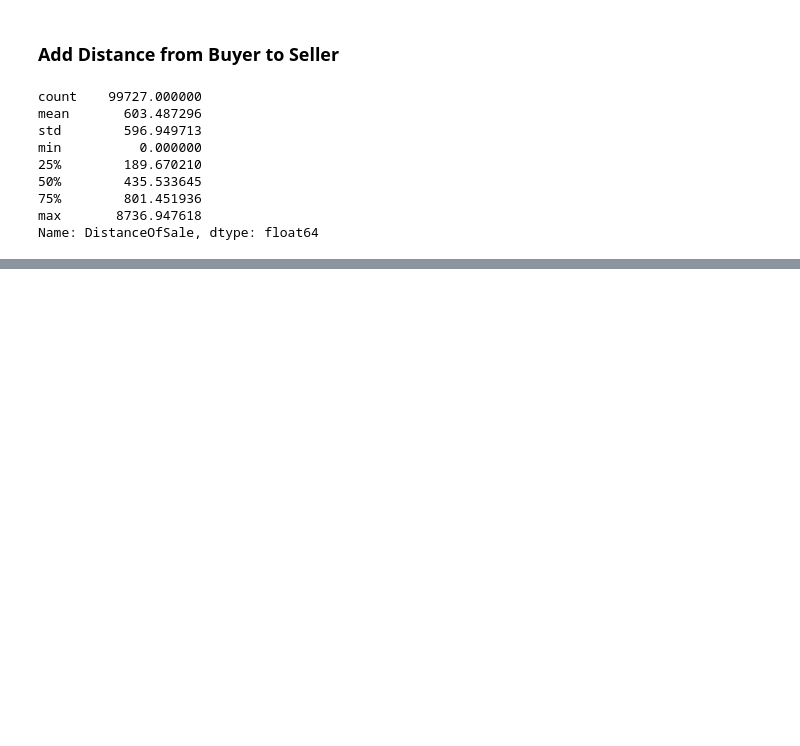
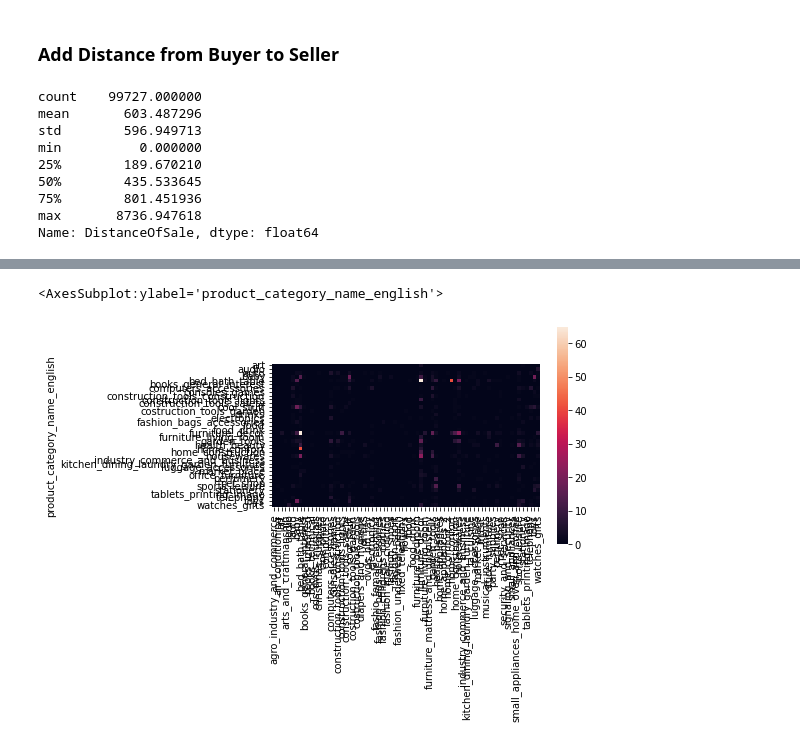
Before and after one commit to deakynek/SpringBoardProjects, a Jupyter notebook: Capstone3/EDA.ipynb, the cells around one changed output, grey strips where cells are left out. Cells and saved outputs as stored; diff of their text form; code cells hidden in the pictures; blank space fills up the shorter version.

```diff
--- a/Capstone3/EDA.ipynb
+++ b/Capstone3/EDA.ipynb
@@ -772,7 +727,7 @@ import os
 from os.path import exists
 warnings.filterwarnings('ignore')
 
-def GenerateSimularityScores(dataFrame, indexName, fileName):
+def GenerateSimularityScores(dataFrame, indexName, fileName, loadDataFrame=True):
     if(exists(fileName)):
         os.remove(fileName)
 
@@ -784,28 +739,37 @@ def GenerateSimularityScores(dataFrame, indexName, fileName):
 
     with open("./"+fileName, 'w') as f:
         indexValues = np.transpose(dataFrame[[indexName]].to_numpy())[0]
-        header = "{0},".format(indexName) + ",".join(indexValues) + "\n"
+        header = "{0},".format(indexName) + ",".join(indexValues) + ",Max Connections,Number of Connections\n"
         f.write(header)
 
         for x in range(len(indexValues)):
 
-            if(x%(len(indexValues)//100) ==0):
+            if(len(indexValues)>100 and x%(len(indexValues)//100) ==0):
                 print("{0}% ".format(x/len(indexValues)*100))
 
             index = indexValues[x]
-            sellerCol = np.transpose(dataFrame.loc[dataFrame[indexName]==index, dataFrame.columns!=indexName].to_numpy())
-            result = np.transpose(np.matmul(values,sellerCol))
-            print(values.shape)
-            print(sellerCol.shape)
-            print(np.matmul(values,sellerCol).shape)
-            print(result.shape)
-            converted_list = [str(element) for element in result[0]]
+            row = np.transpose(values[x])
+            row.shape = (len(values[x]),1)
+            result = np.transpose(np.matmul(values,row))[0]
 
-            text = "{0},".format(index) + ",".join(converted_list) + "\n"
+            #Highest simularity of a row is always with itself, remove this to see meaningful connections
+            result[x] =0
+            if(sum(result)<3 or max(result) <2):
+                continue
+
+            numConnections = sum(result>0)
+            converted_list = [str(element) for element in result]
+
+            text = "{0},".format(index) + \
+                              ",".join(converted_list) + \
+                              ",{0},{1}".format(max(result),numConnections) + \
+                              "\n"
             f.write(text)
 
         f.close()
-
-    return pd.read_csv("./"+fileName)
+    if(loadDataFrame):
+        return pd.read_csv("./"+fileName)
 # %%
-sellerCategorySimularity = GenerateSimularityScores(SellerCategoryMatrix,'seller_id', 'SellerCategoryMatrix.csv')
+#similarity Matrices
+CategorySellerSimularity = GenerateSimularityScores(CategorySellerMatrix,'product_category_name_english', 'CategoryToSellerMatrix.csv')
+CategoryBuyerSimularity = GenerateSimularityScores(CategoryBuyerMatrix,'product_category_name_english', 'CategoryToBuyerMatrix.csv')
@@ -839,0 +776,5 @@ sellerCategorySimularity.head()
+# %%
+sell = CategorySellerSimularity.loc[:,(CategorySellerSimularity.columns!='Max Connections')]
+sell = sell.loc[:,(sell.columns!='Number of Connections')]
+sell =sell.set_index('product_category_name_english')
+sell.head()
@@ -839,0 +790,5 @@ sellerCategorySimularity.head()
+# %%
+sns.heatmap(sell,xticklabels=True, yticklabels=True, square=True)
+# %% [output]
+<AxesSubplot:ylabel='product_category_name_english'>
+[figure, added]
```
Also changed, not shown: parts of 29 cells of this notebook, 1 other file.
